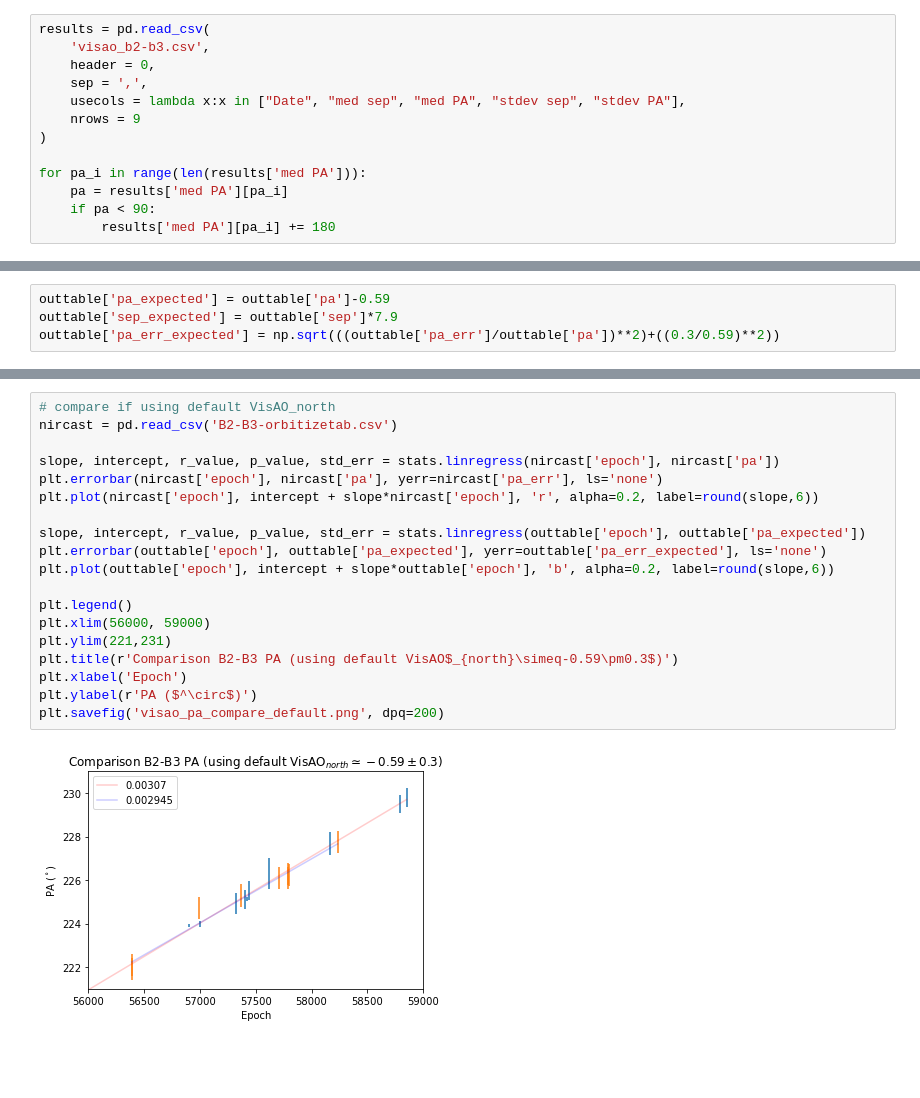
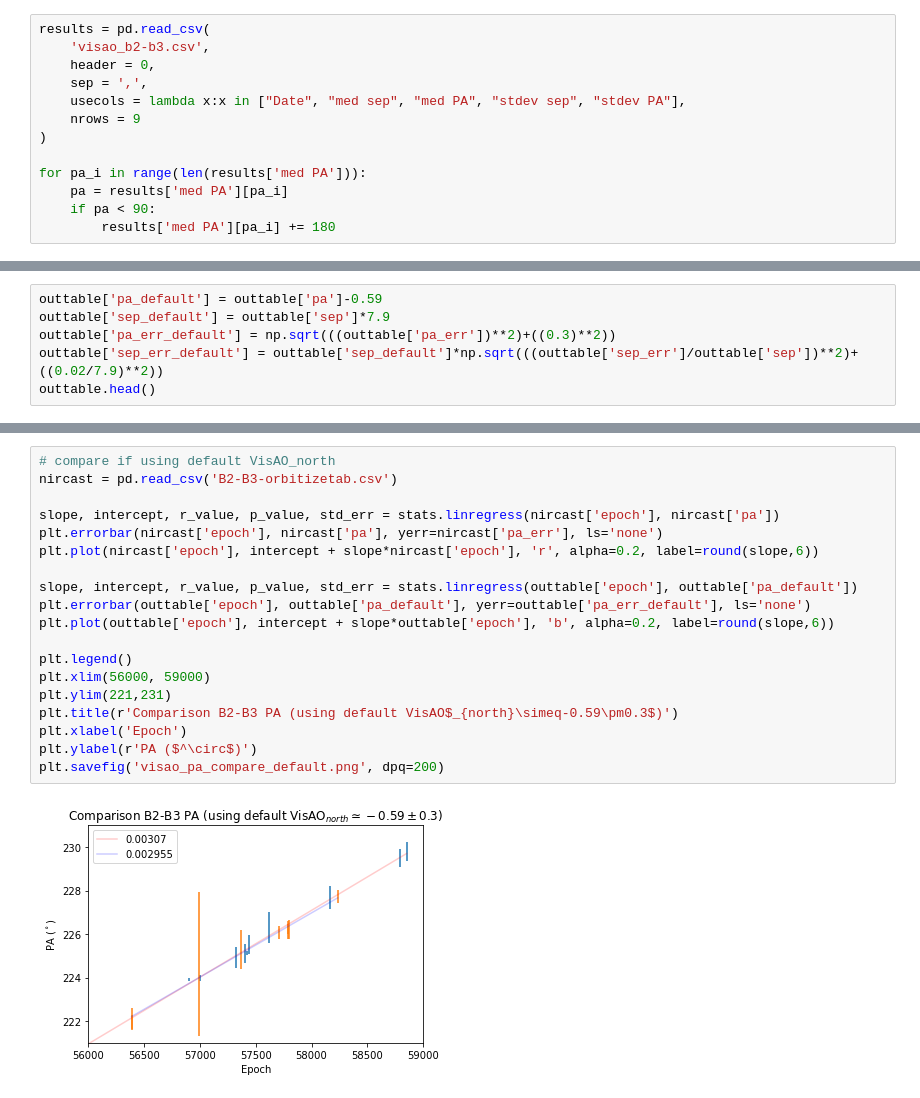
Before and after one commit to wbalmer/diskShapers, a Jupyter notebook: astroCalib/theta1ori_b2b3_orbitize.ipynb, the cells around one changed output, grey strips where cells are left out. Cells and saved outputs as stored; diff of their text form; blank space fills up the shorter version.

```diff
--- a/astroCalib/theta1ori_b2b3_orbitize.ipynb
+++ b/astroCalib/theta1ori_b2b3_orbitize.ipynb
@@ -194,6 +130,8 @@ outtable
 | 7 | 57798.0 | 1.0 | 14.491549 | 0.061778 | 226.815344 | 0.318754 |
 | 8 | 58234.0 | 1.0 | 14.541079 | 0.126381 | 228.321249 | 0.056525 |
 # %%
-outtable['pa_expected'] = outtable['pa']-0.59
-outtable['sep_expected'] = outtable['sep']*7.9
-outtable['pa_err_expected'] = np.sqrt(((outtable['pa_err']/outtable['pa'])**2)+((0.3/0.59)**2))
+outtable['pa_default'] = outtable['pa']-0.59
+outtable['sep_default'] = outtable['sep']*7.9
+outtable['pa_err_default'] = np.sqrt(((outtable['pa_err'])**2)+((0.3)**2))
+outtable['sep_err_default'] = outtable['sep_default']*np.sqrt(((outtable['sep_err']/outtable['sep'])**2)+((0.02/7.9)**2))
+outtable.head()
@@ -235,21 +180,21 @@ plt.savefig('visao_pa_compare.png', dpq=200)
 # %%
 # compare if using default VisAO_north
 nircast = pd.read_csv('B2-B3-orbitizetab.csv')
 
 slope, intercept, r_value, p_value, std_err = stats.linregress(nircast['epoch'], nircast['pa'])
 plt.errorbar(nircast['epoch'], nircast['pa'], yerr=nircast['pa_err'], ls='none')
 plt.plot(nircast['epoch'], intercept + slope*nircast['epoch'], 'r', alpha=0.2, label=round(slope,6))
 
-slope, intercept, r_value, p_value, std_err = stats.linregress(outtable['epoch'], outtable['pa_expected'])
-plt.errorbar(outtable['epoch'], outtable['pa_expected'], yerr=outtable['pa_err_expected'], ls='none')
+slope, intercept, r_value, p_value, std_err = stats.linregress(outtable['epoch'], outtable['pa_default'])
+plt.errorbar(outtable['epoch'], outtable['pa_default'], yerr=outtable['pa_err_default'], ls='none')
 plt.plot(outtable['epoch'], intercept + slope*outtable['epoch'], 'b', alpha=0.2, label=round(slope,6))
 
 plt.legend()
 plt.xlim(56000, 59000)
 plt.ylim(221,231)
 plt.title(r'Comparison B2-B3 PA (using default VisAO$_{north}\simeq-0.59\pm0.3$)')
 plt.xlabel('Epoch')
 plt.ylabel(r'PA ($^\circ$)')
 plt.savefig('visao_pa_compare_default.png', dpq=200)
 # %% [output]
-[figure, old version]
+[figure, new version]
```
Also changed, not shown: parts of 38 cells of this notebook, 13 other files.
